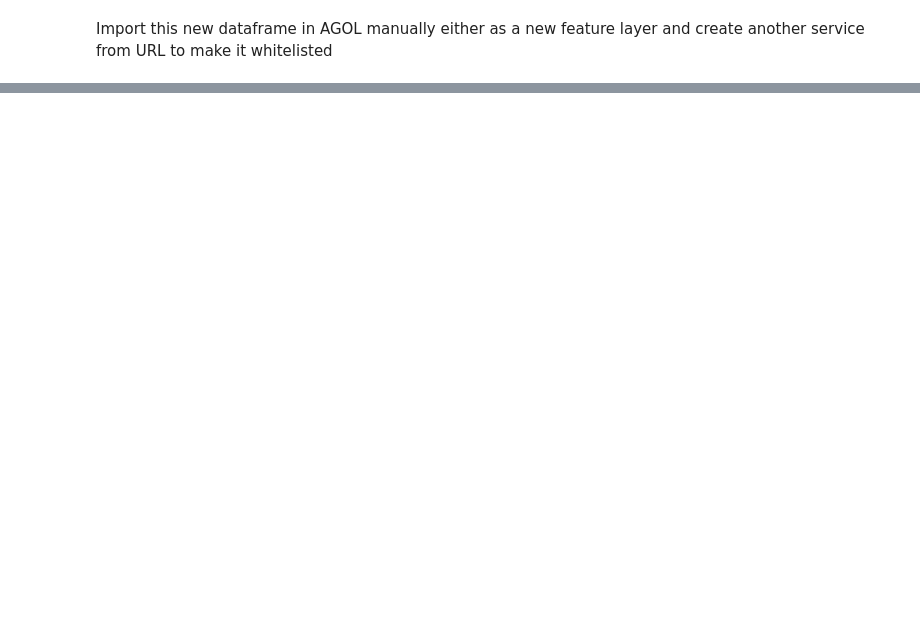
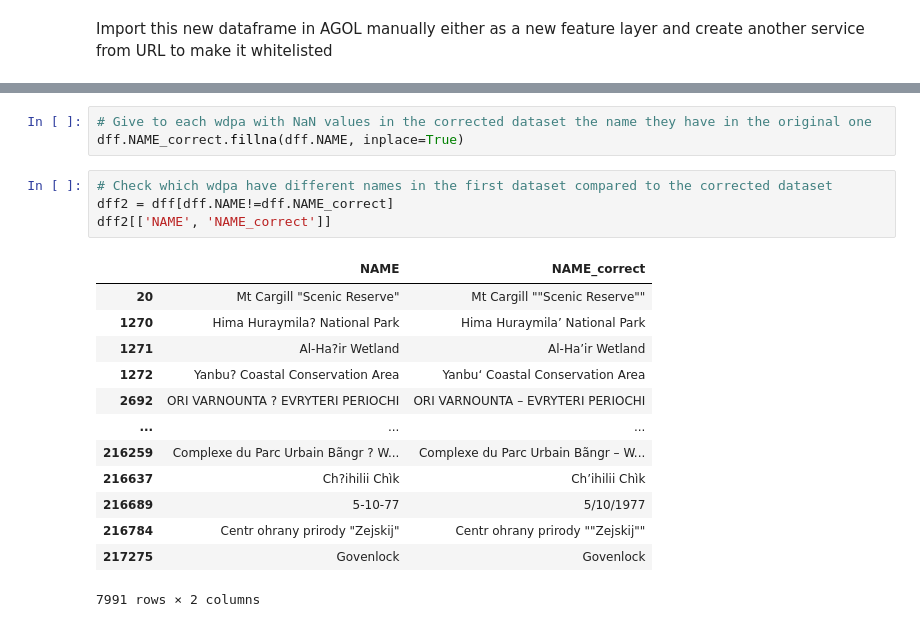
Before and after one commit to Vizzuality/he-scratchfolder, a Jupyter notebook: Precalculated_WDPA_SPS.ipynb, the cells around one changed output, grey strips where cells are left out. Cells and saved outputs as stored; diff of their text form; blank space fills up the shorter version.

```diff
--- a/Precalculated_WDPA_SPS.ipynb
+++ b/Precalculated_WDPA_SPS.ipynb
@@ -514,0 +580,21 @@ Import this new dataframe in AGOL manually either as a new feature layer and cre
+# %%
+# Give to each wdpa with NaN values in the corrected dataset the name they have in the original one
+dff.NAME_correct.fillna(dff.NAME, inplace=True)
+# %%
+# Check which wdpa have different names in the first dataset compared to the corrected dataset
+dff2 = dff[dff.NAME!=dff.NAME_correct]
+dff2[['NAME', 'NAME_correct']]
+# %% [output]
+|  | NAME | NAME_correct |
+| 20 | Mt Cargill "Scenic Reserve" | Mt Cargill ""Scenic Reserve"" |
+| 1270 | Hima Huraymila? National Park | Hima Huraymila’ National Park |
+| 1271 | Al-Ha?ir Wetland | Al-Ha’ir Wetland |
+| 1272 | Yanbu? Coastal Conservation Area | Yanbu‘ Coastal Conservation Area |
+| 2692 | ORI VARNOUNTA ? EVRYTERI PERIOCHI | ORI VARNOUNTA – EVRYTERI PERIOCHI |
+| ... | ... | ... |
+| 216259 | Complexe du Parc Urbain Bãngr ? W... | Complexe du Parc Urbain Bãngr – W... |
+| 216637 | Ch?ihilii Chìk | Ch’ihilii Chìk |
+| 216689 | 5-10-77 | 5/10/1977 |
+| 216784 | Centr ohrany prirody "Zejskij" | Centr ohrany prirody ""Zejskij"" |
+| 217275 | Govenlock | Govenlock |
+7991 rows × 2 columns
```
Also changed, not shown: parts of 16 cells of this notebook, 2 other files.
